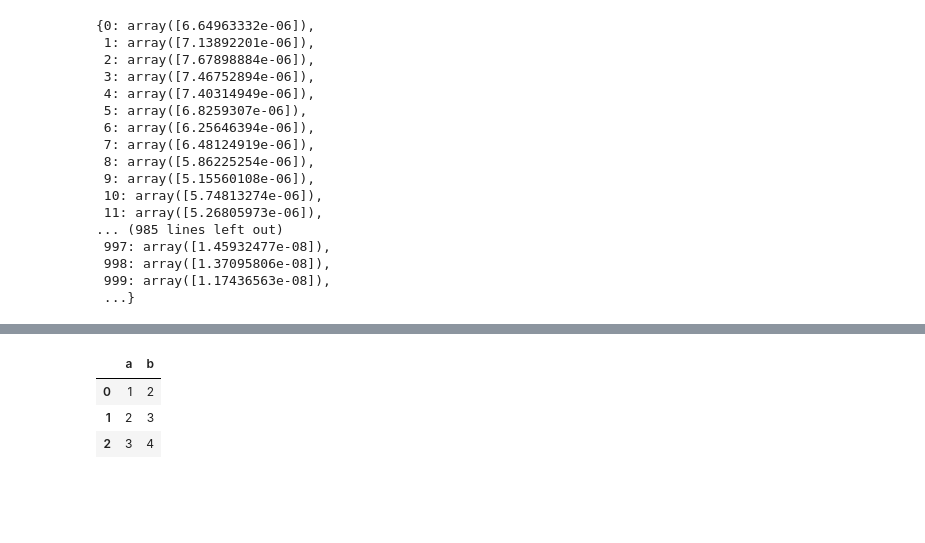
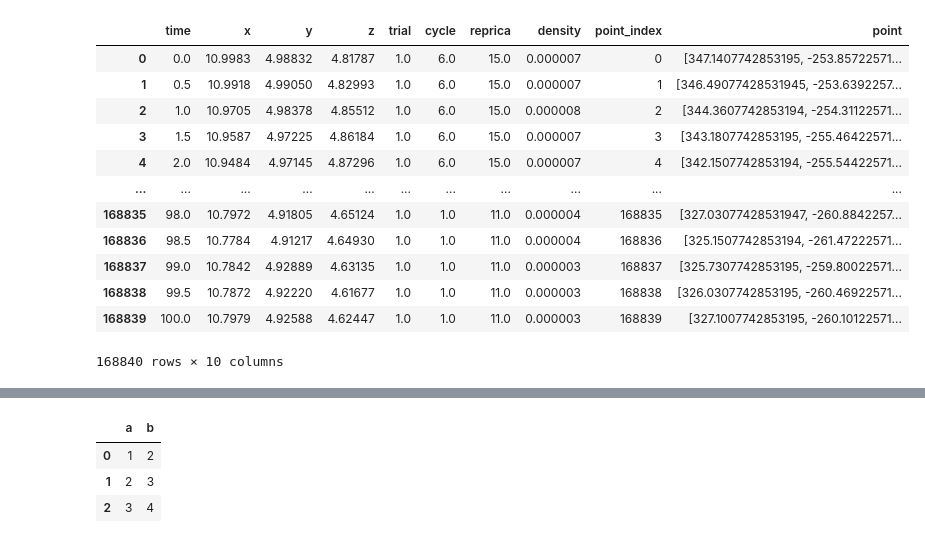
Before and after one commit to mukaiyama729/ResearchAnalysis, a Jupyter notebook: tesselation.ipynb, the cells around one changed output, grey strips where cells are left out. Cells and saved outputs as stored; diff of their text form; code cells hidden in the pictures; blank space fills up the shorter version.

```diff
--- a/tesselation.ipynb
+++ b/tesselation.ipynb
@@ -763,20 +759,16 @@ df = analysis.show_data_kde()
 # %%
-analysis.kde_density
+analysis.show_data_kde()
 # %% [output]
+|  | time | x | y | z | trial | cycle | reprica | density | point_index | point |
+| 0 | 0.0 | 10.9983 | 4.98832 | 4.81787 | 1.0 | 6.0 | 15.0 | 0.000007 | 0 | [347.1407742853195, -253.85722571... |
+| 1 | 0.5 | 10.9918 | 4.99050 | 4.82993 | 1.0 | 6.0 | 15.0 | 0.000007 | 1 | [346.49077428531945, -253.6392257... |
+| 2 | 1.0 | 10.9705 | 4.98378 | 4.85512 | 1.0 | 6.0 | 15.0 | 0.000008 | 2 | [344.3607742853194, -254.31122571... |
+| 3 | 1.5 | 10.9587 | 4.97225 | 4.86184 | 1.0 | 6.0 | 15.0 | 0.000007 | 3 | [343.1807742853195, -255.46422571... |
+| 4 | 2.0 | 10.9484 | 4.97145 | 4.87296 | 1.0 | 6.0 | 15.0 | 0.000007 | 4 | [342.1507742853194, -255.54422571... |
+| ... | ... | ... | ... | ... | ... | ... | ... | ... | ... | ... |
+| 168835 | 98.0 | 10.7972 | 4.91805 | 4.65124 | 1.0 | 1.0 | 11.0 | 0.000004 | 168835 | [327.03077428531947, -260.8842257... |
+| 168836 | 98.5 | 10.7784 | 4.91217 | 4.64930 | 1.0 | 1.0 | 11.0 | 0.000004 | 168836 | [325.1507742853194, -261.47222571... |
+| 168837 | 99.0 | 10.7842 | 4.92889 | 4.63135 | 1.0 | 1.0 | 11.0 | 0.000003 | 168837 | [325.7307742853195, -259.80022571... |
+| 168838 | 99.5 | 10.7872 | 4.92220 | 4.61677 | 1.0 | 1.0 | 11.0 | 0.000003 | 168838 | [326.0307742853195, -260.46922571... |
+| 168839 | 100.0 | 10.7979 | 4.92588 | 4.62447 | 1.0 | 1.0 | 11.0 | 0.000003 | 168839 | [327.1007742853195, -260.10122571... |
-{0: array([6.64963332e-06]),
- 1: array([7.13892201e-06]),
- 2: array([7.67898884e-06]),
- 3: array([7.46752894e-06]),
- 4: array([7.40314949e-06]),
- 5: array([6.8259307e-06]),
- 6: array([6.25646394e-06]),
- 7: array([6.48124919e-06]),
- 8: array([5.86225254e-06]),
- 9: array([5.15560108e-06]),
- 10: array([5.74813274e-06]),
- 11: array([5.26805973e-06]),
-... (985 lines left out)
- 997: array([1.45932477e-08]),
- 998: array([1.37095806e-08]),
- 999: array([1.17436563e-08]),
- ...}
+168840 rows × 10 columns
```
Also changed, not shown: parts of 15 cells of this notebook.
